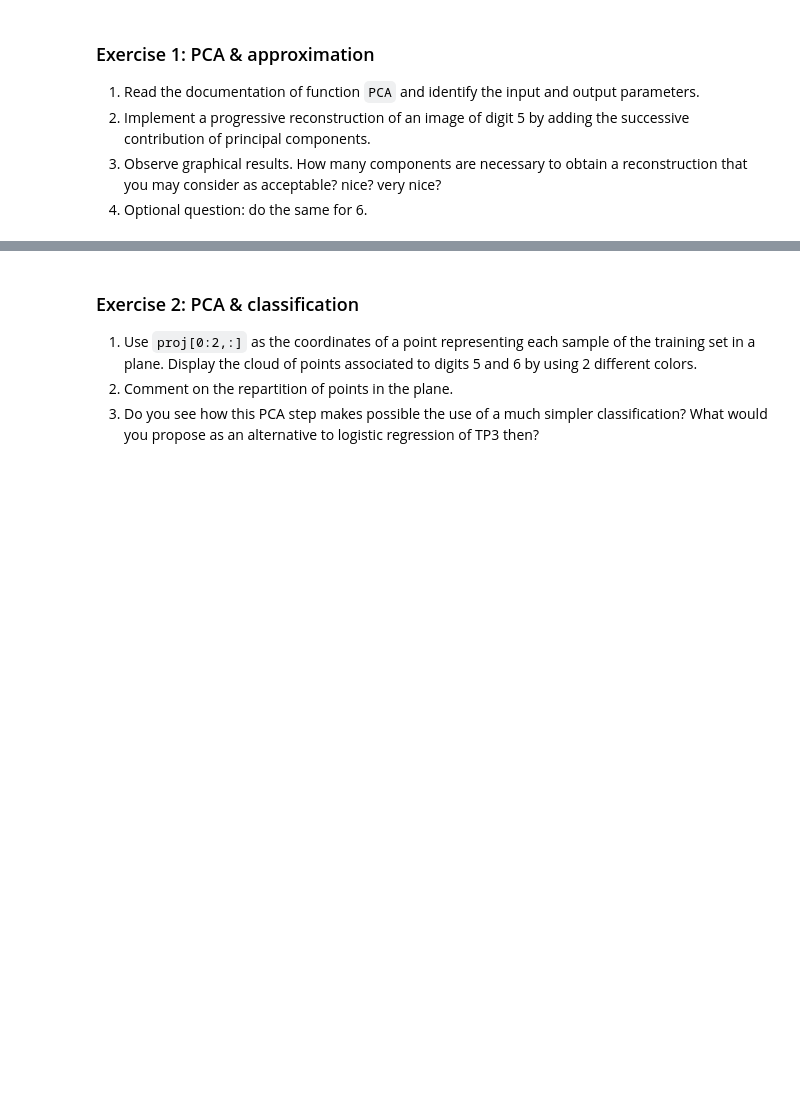
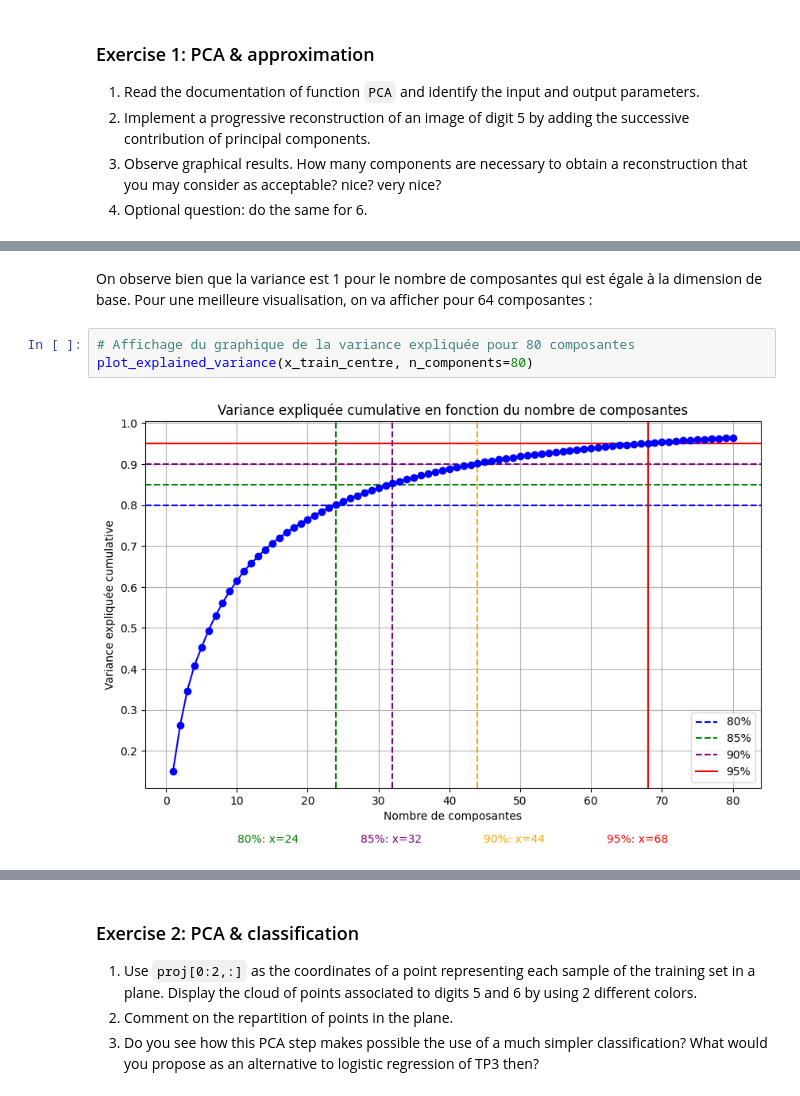
Before and after one commit to mcaron01/decsion-et-apprentissage-sdi, a Jupyter notebook: TP4/TNE2_PCA_archive/TNE2_PCA.ipynb, the cells around one changed output, grey strips where cells are left out. Cells and saved outputs as stored; diff of their text form; blank space fills up the shorter version.

```diff
--- a/TP4/TNE2_PCA_archive/TNE2_PCA.ipynb
+++ b/TP4/TNE2_PCA_archive/TNE2_PCA.ipynb
@@ -101,0 +248,7 @@ reconstruction that you may consider as acceptable? nice? very nice?
+# %% [markdown]
+On observe bien que la variance est 1 pour le nombre de composantes qui est égale à la dimension de base. Pour une meilleure visualisation, on va afficher pour 64 composantes :
+# %%
+# Affichage du graphique de la variance expliquée pour 80 composantes
+plot_explained_variance(x_train_centre, n_components=80)
+# %% [output]
+[figure, added]
```
Also changed, not shown: parts of 19 cells of this notebook, 3 other files.
